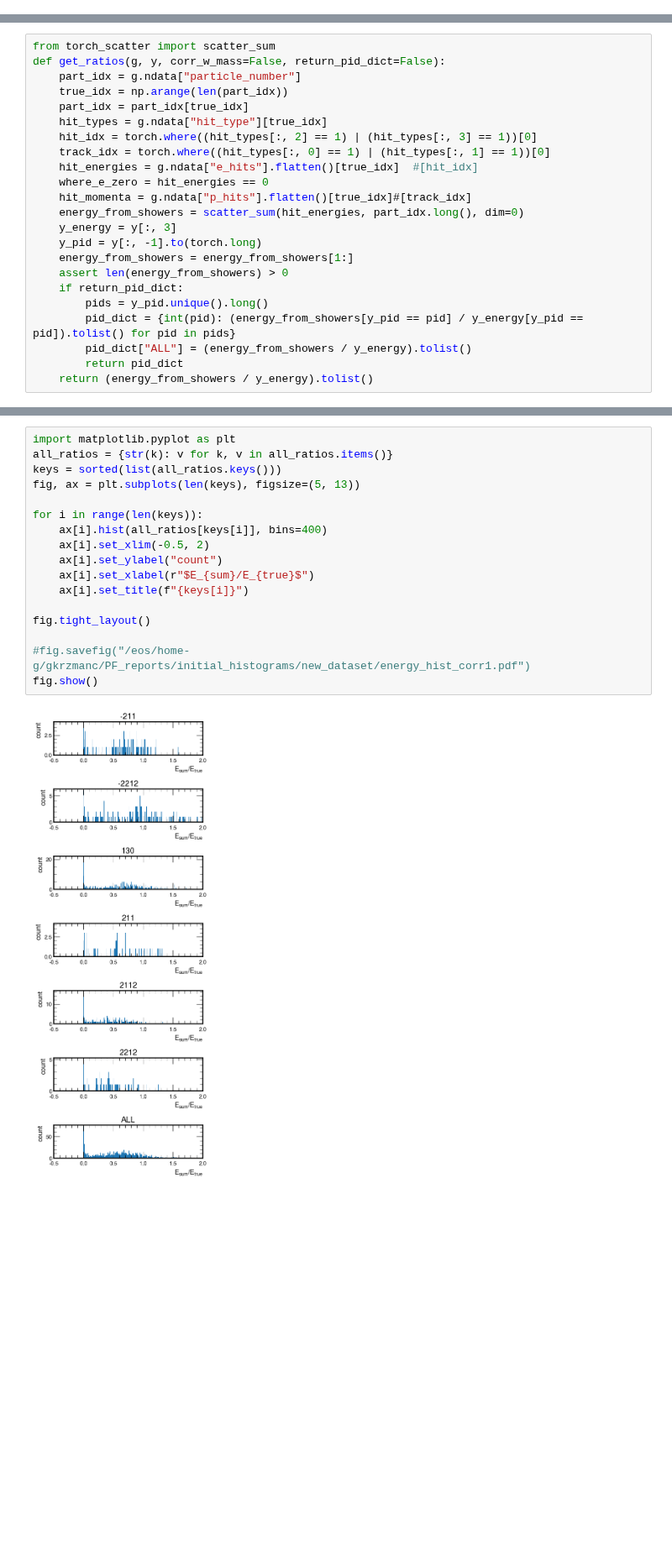
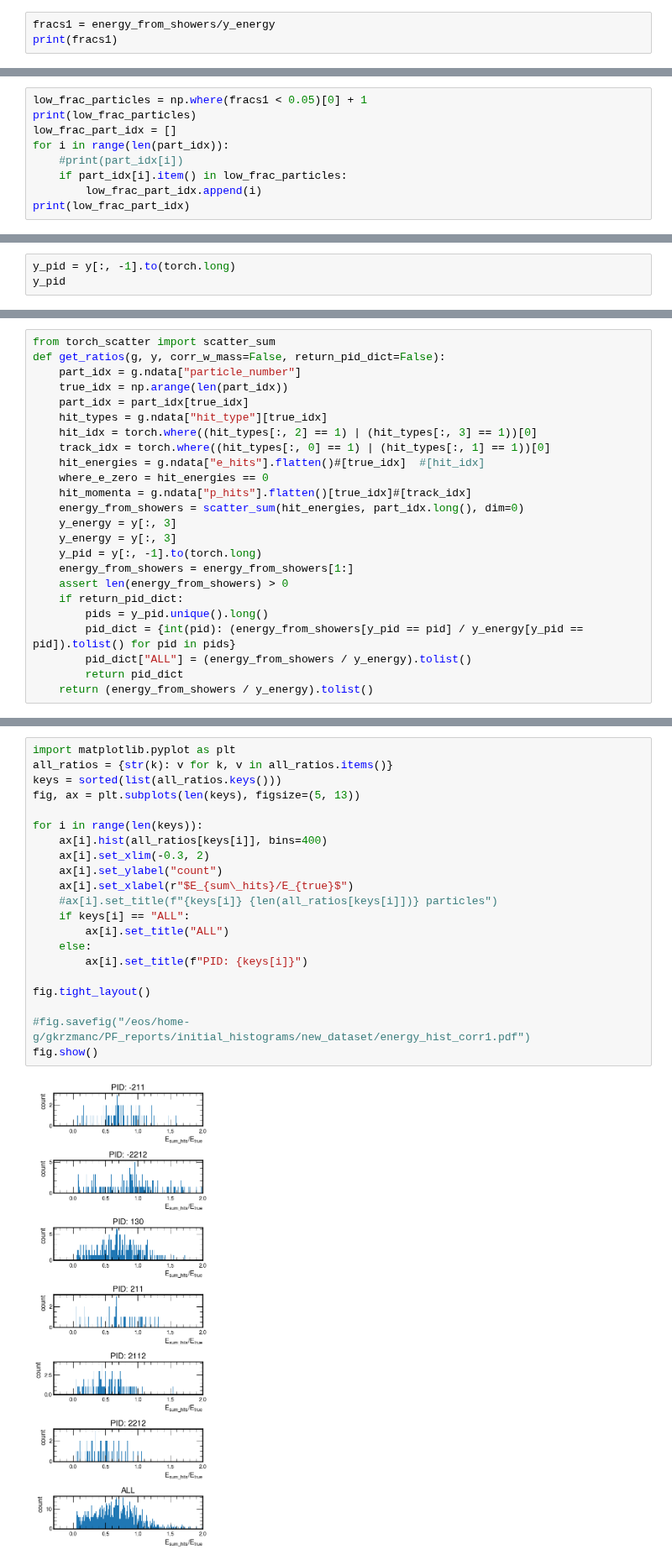
Before and after one commit to selvaggi/mlpf, a Jupyter notebook: notebooks/2_dataset_exploration.ipynb, the cells around one changed output, grey strips where cells are left out. Shown at 84% size. Drawn from its saved outputs; the diff is of its cells as text; blank space fills up the shorter version.

```diff
--- a/notebooks/2_dataset_exploration.ipynb
+++ b/notebooks/2_dataset_exploration.ipynb
@@ -110,0 +121,3 @@ Graph(num_nodes=1383, num_edges=55320,
+# %%
+fracs1 = energy_from_showers/y_energy
+print(fracs1)
@@ -110,0 +126,9 @@ Graph(num_nodes=1383, num_edges=55320,
+# %%
+low_frac_particles = np.where(fracs1 < 0.05)[0] + 1
+print(low_frac_particles)
+low_frac_part_idx = []
+for i in range(len(part_idx)):
+    #print(part_idx[i])
+    if part_idx[i].item() in low_frac_particles:
+        low_frac_part_idx.append(i)
+print(low_frac_part_idx)
@@ -110,0 +170,3 @@ Graph(num_nodes=1383, num_edges=55320,
+# %%
+y_pid = y[:, -1].to(torch.long)
+y_pid
@@ -117,10 +181,11 @@ def get_ratios(g, y, corr_w_mass=False, return_pid_dict=False):
     hit_types = g.ndata["hit_type"][true_idx]
     hit_idx = torch.where((hit_types[:, 2] == 1) | (hit_types[:, 3] == 1))[0]
     track_idx = torch.where((hit_types[:, 0] == 1) | (hit_types[:, 1] == 1))[0]
-    hit_energies = g.ndata["e_hits"].flatten()[true_idx]  #[hit_idx]
+    hit_energies = g.ndata["e_hits"].flatten()#[true_idx]  #[hit_idx]
     where_e_zero = hit_energies == 0
     hit_momenta = g.ndata["p_hits"].flatten()[true_idx]#[track_idx]
     energy_from_showers = scatter_sum(hit_energies, part_idx.long(), dim=0)
+    y_energy = y[:, 3]
     y_energy = y[:, 3]
     y_pid = y[:, -1].to(torch.long)
     energy_from_showers = energy_from_showers[1:]
@@ -160,19 +236,23 @@ fig.show()
 # %%
 import matplotlib.pyplot as plt
 all_ratios = {str(k): v for k, v in all_ratios.items()}
 keys = sorted(list(all_ratios.keys()))
 fig, ax = plt.subplots(len(keys), figsize=(5, 13))
 
 for i in range(len(keys)):
     ax[i].hist(all_ratios[keys[i]], bins=400)
-    ax[i].set_xlim(-0.5, 2)
+    ax[i].set_xlim(-0.3, 2)
     ax[i].set_ylabel("count")
-    ax[i].set_xlabel(r"$E_{sum}/E_{true}$")
-    ax[i].set_title(f"{keys[i]}")
+    ax[i].set_xlabel(r"$E_{sum\_hits}/E_{true}$")
+    #ax[i].set_title(f"{keys[i]} {len(all_ratios[keys[i]])} particles")
+    if keys[i] == "ALL":
+        ax[i].set_title("ALL")
+    else:
+        ax[i].set_title(f"PID: {keys[i]}")
 
 fig.tight_layout()
 
 #fig.savefig("/eos/home-g/gkrzmanc/PF_reports/initial_histograms/new_dataset/energy_hist_corr1.pdf")
 fig.show()
 # %% [output]
-[figure, old version]
+[figure, new version]
```
Also changed, not shown: parts of 17 cells of this notebook, 3 other files.
